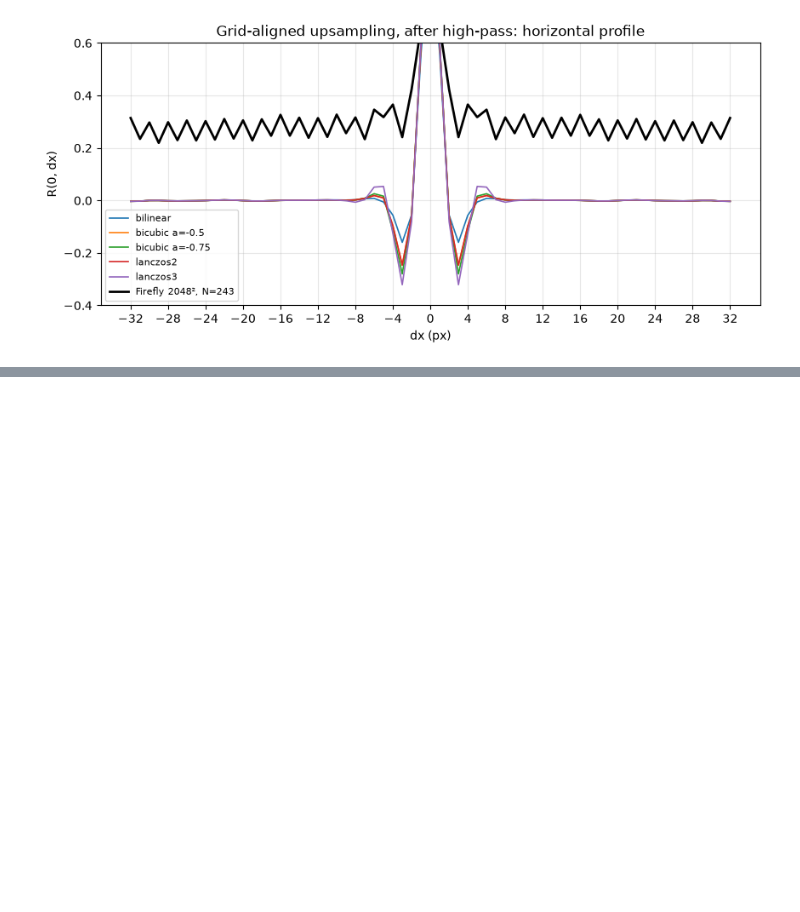
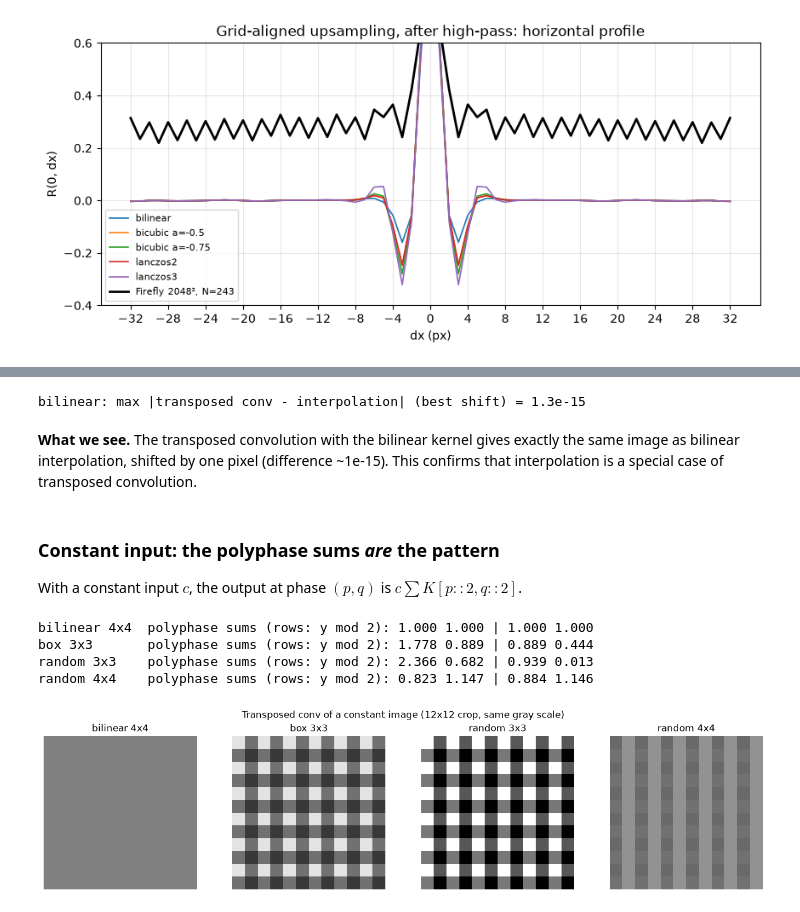
Before and after one commit to hfstrag/watermark-detection, a Jupyter notebook: notebooks/02_upsampling_simulation.ipynb, the cells around one changed output, grey strips where cells are left out. Drawn from its saved outputs; the diff is of its cells as text; code cells hidden in the pictures; blank space fills up the shorter version.

```diff
--- a/notebooks/02_upsampling_simulation.ipynb
+++ b/notebooks/02_upsampling_simulation.ipynb
@@ -365,0 +476,62 @@ lanczos3         variance by phase:  0.7665 0.5511 | 0.5529 0.3840   ratio max/m
+# %%
+def transposed_conv(x, kernel, stride=2):
+    """Zero insertion + convolution with `kernel`, periodic boundary."""
+    u = np.zeros((x.shape[0] * stride, x.shape[1] * stride))
+    u[::stride, ::stride] = x
+    k = np.zeros_like(u)
+    k[: kernel.shape[0], : kernel.shape[1]] = kernel
+    return np.fft.ifft2(np.fft.fft2(u) * np.fft.fft2(k)).real
+
+
+def normalize_gain(kernel, stride=2):
+    return kernel * stride**2 / kernel.sum()
+
+
+h_bilinear = k_linear((np.arange(-1, 3) - 0.5) / 2)  # [1/4, 3/4, 3/4, 1/4]
+krng = np.random.default_rng(42)
+TCONV_KERNELS = {
+    "bilinear 4x4": np.outer(h_bilinear, h_bilinear),
+    "box 3x3": normalize_gain(np.ones((3, 3))),
+    "random 3x3": normalize_gain(krng.normal(1, 0.5, (3, 3))),
+    "random 4x4": normalize_gain(krng.normal(1, 0.5, (4, 4))),
+}
+
+# Check: the bilinear transposed conv equals bilinear interpolation, up to a shift
+# (the output alignment of a transposed conv is a matter of convention).
+x = rng.standard_normal((64, 64))
+y_tc, y_up = transposed_conv(x, TCONV_KERNELS["bilinear 4x4"]), upsample(x, 2, "bilinear")
+err = min(np.abs(np.roll(y_tc, (-dy, -dx), (0, 1)) - y_up).max() for dy in range(4) for dx in range(4))
+print(f"bilinear: max |transposed conv - interpolation| (best shift) = {err:.1e}")
+# %% [output]
+bilinear: max |transposed conv - interpolation| (best shift) = 1.3e-15
+# %% [markdown]
+**What we see.** The transposed convolution with the bilinear kernel gives exactly the
+same image as bilinear interpolation, shifted by one pixel (difference ~1e-15). This
+confirms that interpolation is a special case of transposed convolution.
+# %% [markdown]
+### Constant input: the polyphase sums *are* the pattern
+
+With a constant input $c$, the output at phase $(p, q)$ is $c \sum K[p::2, q::2]$.
+# %%
+def polyphase_sums(kernel, stride=2):
+    return np.array([[kernel[p::stride, q::stride].sum() for q in range(stride)]
+                     for p in range(stride)])
+
+
+fig, axes = plt.subplots(1, len(TCONV_KERNELS), figsize=(3.4 * len(TCONV_KERNELS), 3.4))
+for ax, (name, K) in zip(axes, TCONV_KERNELS.items()):
+    y = transposed_conv(np.ones((32, 32)), K)
+    ax.imshow(y[:12, :12], cmap="gray", vmin=0, vmax=2)
+    ax.set_title(name)
+    ax.axis("off")
+    s = polyphase_sums(K)
+    print(f"{name:13s} polyphase sums (rows: y mod 2): {s[0,0]:.3f} {s[0,1]:.3f} | "
+          f"{s[1,0]:.3f} {s[1,1]:.3f}")
+fig.suptitle("Transposed conv of a constant image (12x12 crop, same gray scale)")
+fig.tight_layout()
+# %% [output]
+bilinear 4x4  polyphase sums (rows: y mod 2): 1.000 1.000 | 1.000 1.000
+box 3x3       polyphase sums (rows: y mod 2): 1.778 0.889 | 0.889 0.444
+random 3x3    polyphase sums (rows: y mod 2): 2.366 0.682 | 0.939 0.013
+random 4x4    polyphase sums (rows: y mod 2): 0.823 1.147 | 0.884 1.146
+[figure, added]
```
Also changed, not shown: parts of 19 cells of this notebook, 1 other file.
